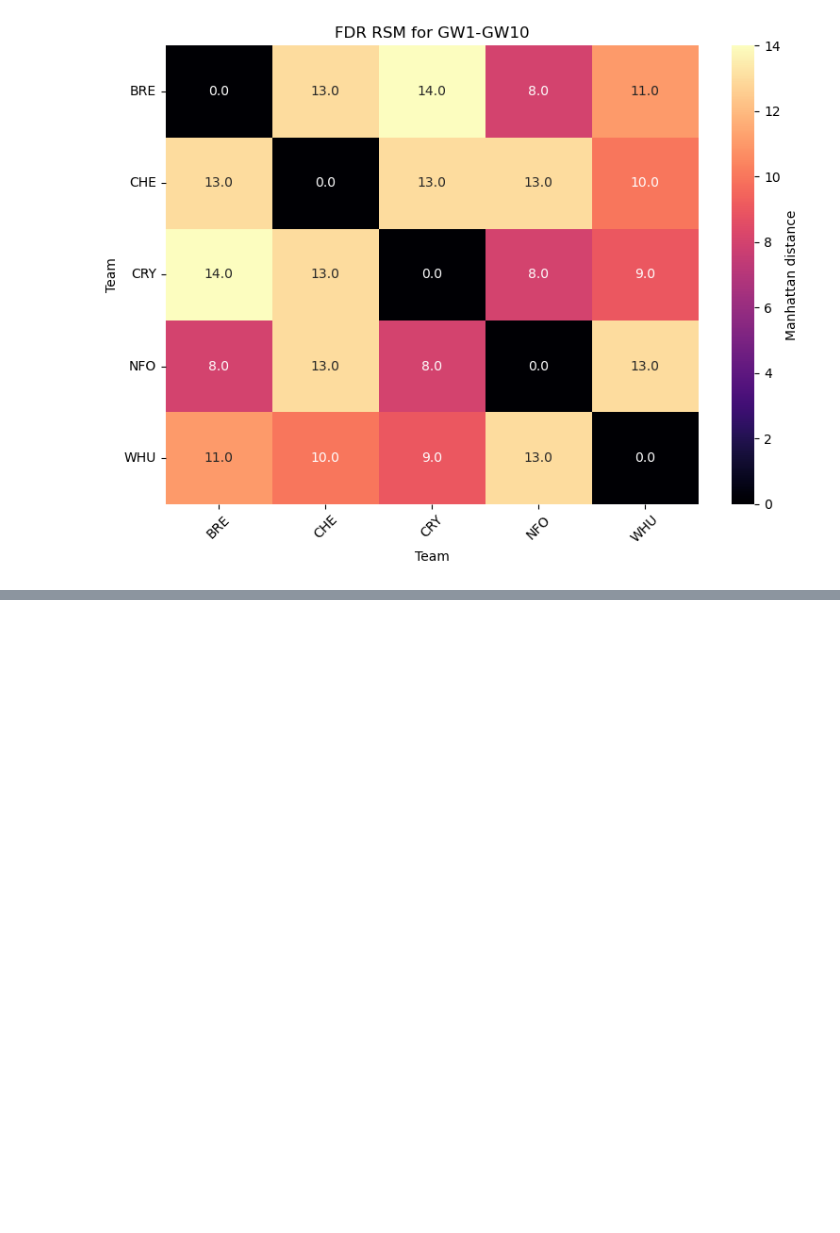
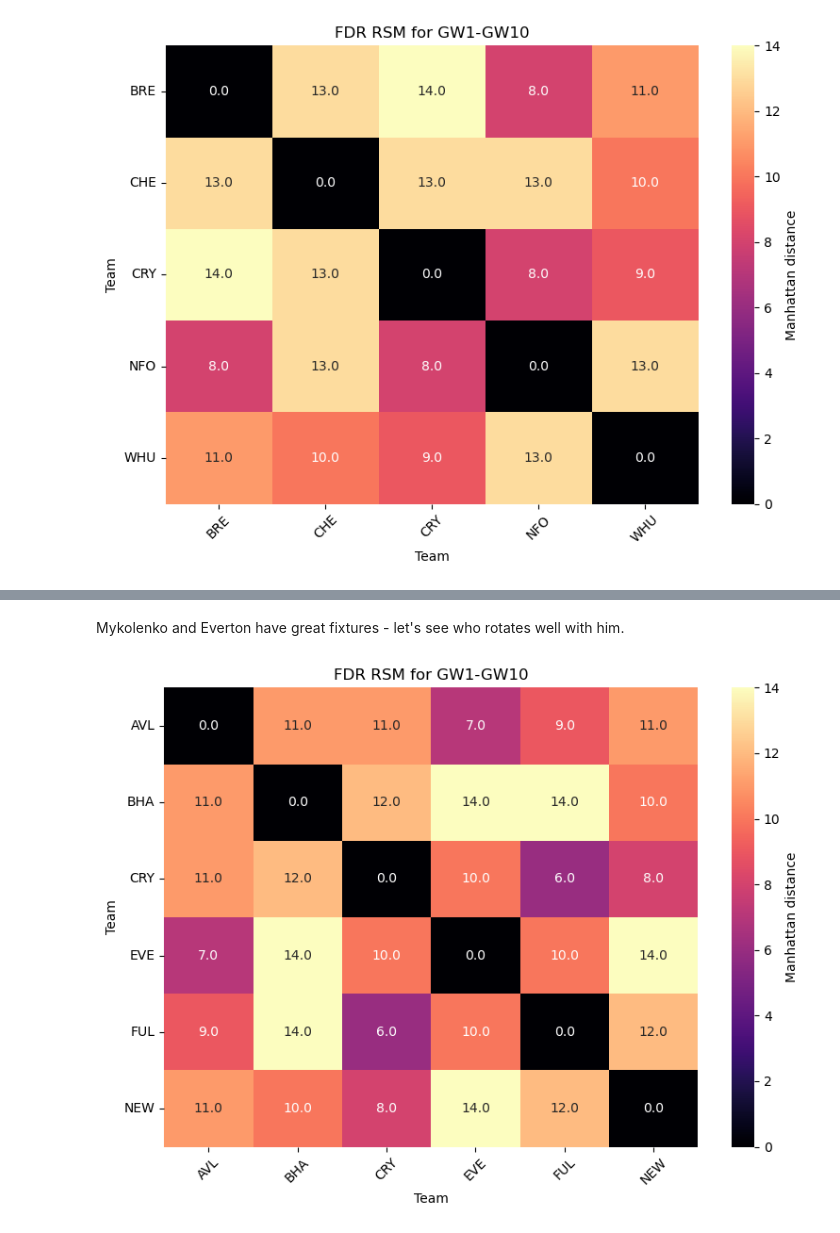
Before and after one commit to fajardgb/FPL-viz, a Jupyter notebook: GW_difficulty_viz/24-25/GW_FDR_RSM.ipynb, the cells around one changed output, grey strips where cells are left out. Cells and saved outputs as stored; diff of their text form; code cells hidden in the pictures; blank space fills up the shorter version.

```diff
--- a/GW_difficulty_viz/24-25/GW_FDR_RSM.ipynb
+++ b/GW_difficulty_viz/24-25/GW_FDR_RSM.ipynb
@@ -198,0 +229,6 @@ rdm_df = get_and_plot_fdr_rdm(fdr_df)
+# %% [markdown]
+Mykolenko and Everton have great fixtures - let's see who rotates well with him.
+# %%
+rdm_df = get_and_plot_fdr_rdm(fdr_df)
+# %% [output]
+[figure, added]
```
Also changed, not shown: parts of 11 cells of this notebook.
